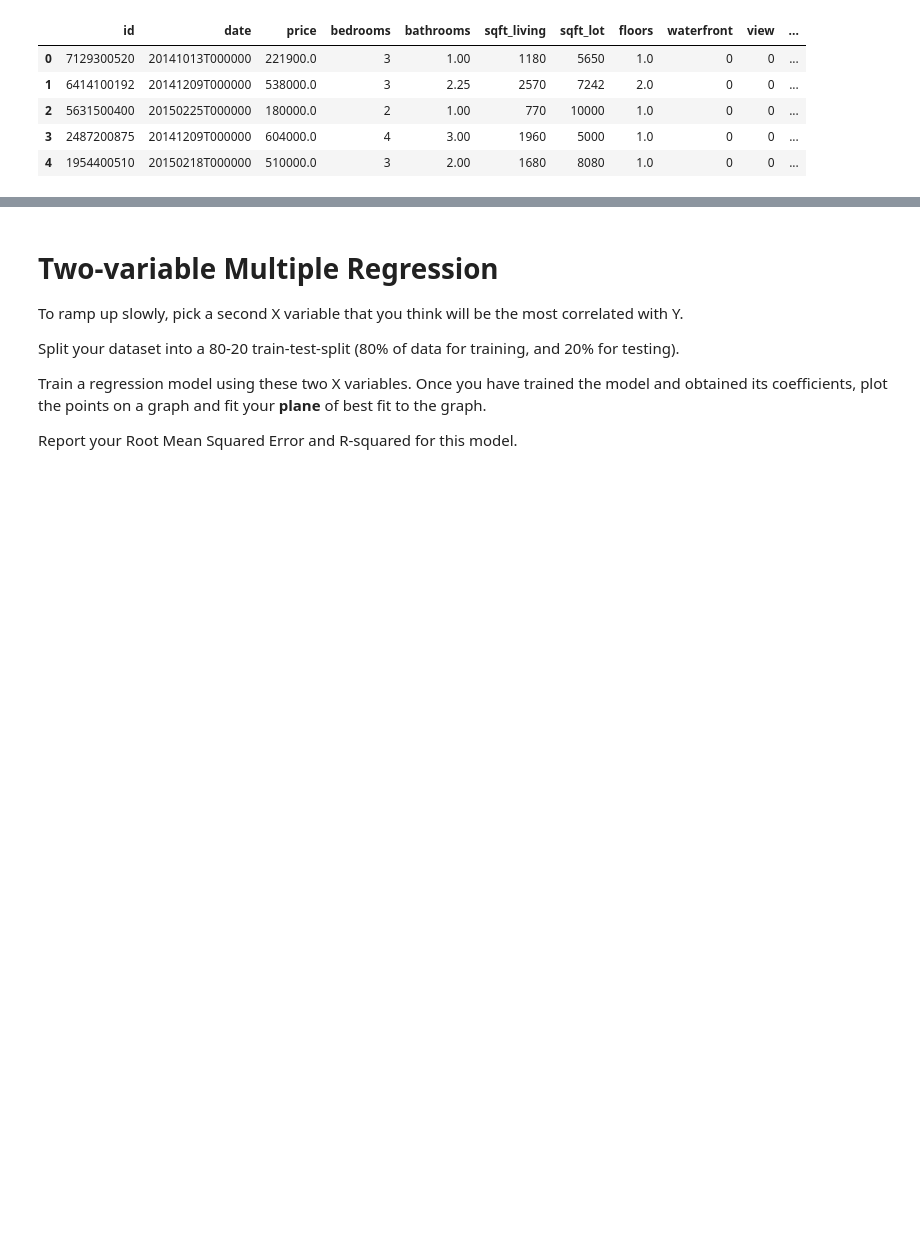
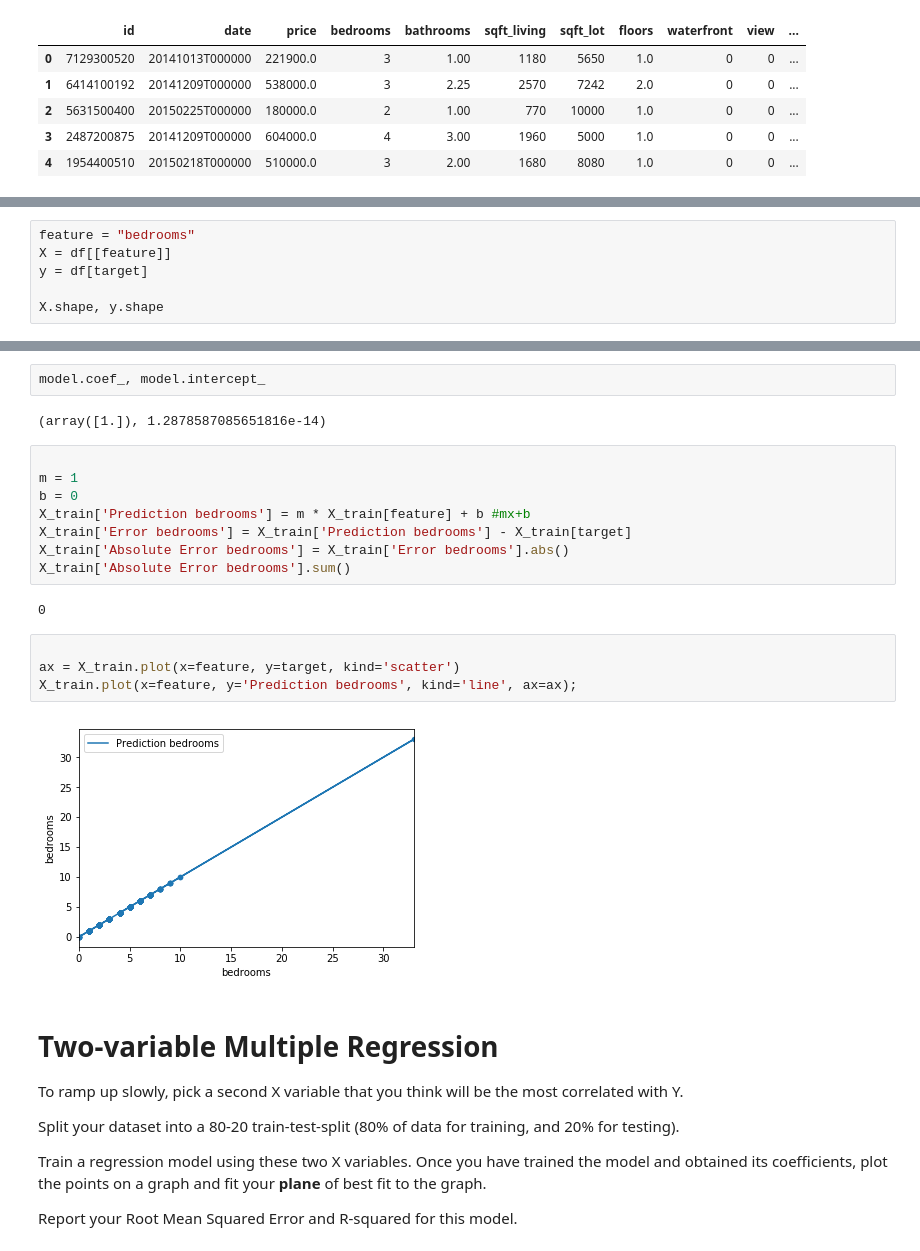
Before and after one commit to LambdaSchool/DS-Unit-2-Sprint-2-Regression, a Jupyter notebook: module1-ols-regression/linear-regression-assignment.ipynb, the cells around one changed output, grey strips where cells are left out. Drawn from its saved outputs; the diff is of its cells as text; blank space fills up the shorter version.

```diff
--- a/module1-ols-regression/linear-regression-assignment.ipynb
+++ b/module1-ols-regression/linear-regression-assignment.ipynb
@@ -40,0 +112,6 @@ X_train.shape, X_test.shape,y_train.shape, y_test.shape
+# %%
+feature = "bedrooms"
+X = df[[feature]]
+y = df[target]
+
+X.shape, y.shape
@@ -41,3 +128,23 @@ X_train.shape, X_test.shape,y_train.shape, y_test.shape
+# %%
+model.coef_, model.intercept_
+# %% [output]
+(array([1.]), 1.2878587085651816e-14)
+# %%
+
+m = 1
+b = 0
+X_train['Prediction bedrooms'] = m * X_train[feature] + b #mx+b
+X_train['Error bedrooms'] = X_train['Prediction bedrooms'] - X_train[target]
+X_train['Absolute Error bedrooms'] = X_train['Error bedrooms'].abs()
+X_train['Absolute Error bedrooms'].sum()
+# %% [output]
+0
+# %%
+
+ax = X_train.plot(x=feature, y=target, kind='scatter')
+X_train.plot(x=feature, y='Prediction bedrooms', kind='line', ax=ax);
+# %% [output]
+[figure, added]
 # %% [markdown]
 # Two-variable Multiple Regression
 
```
Also changed, not shown: parts of 22 cells of this notebook.
